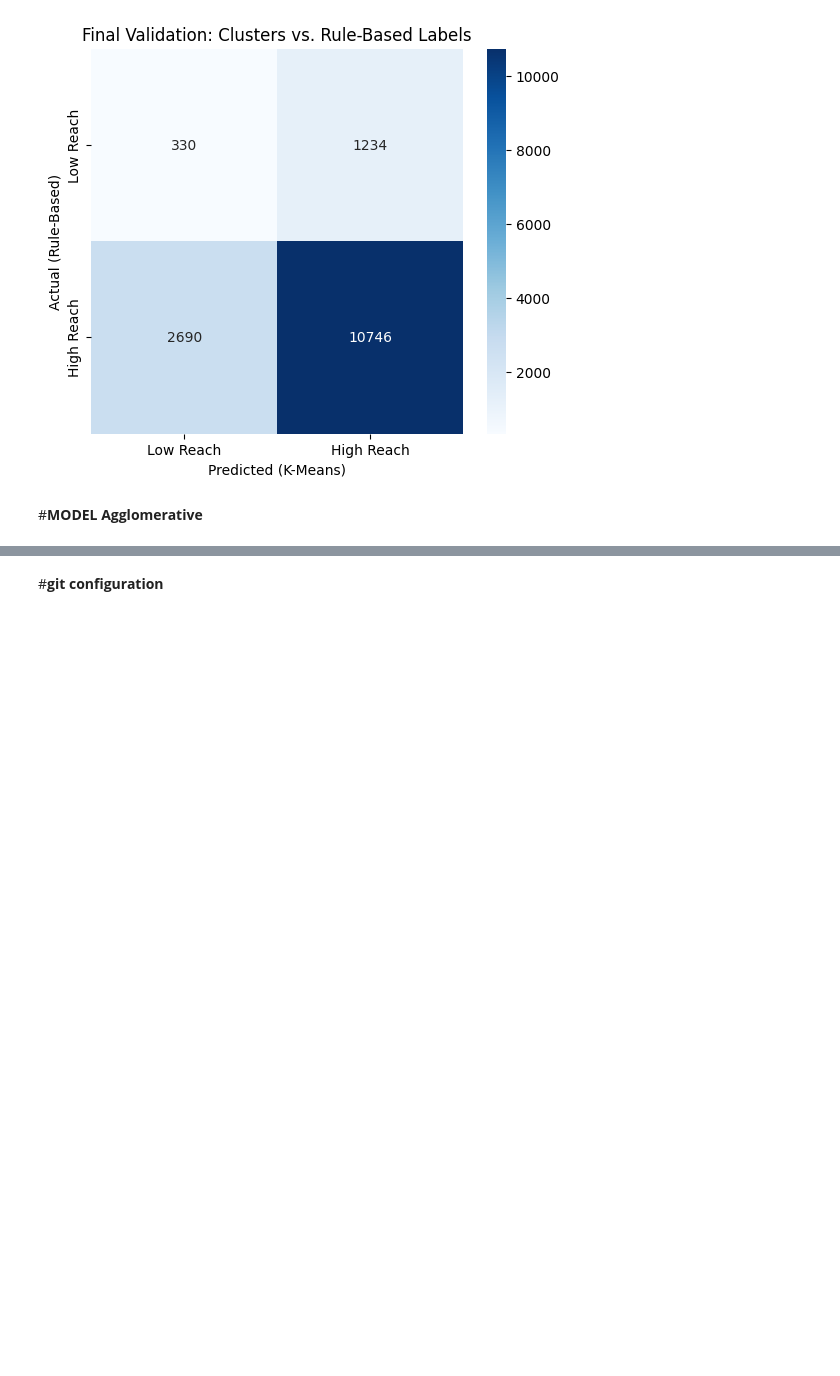
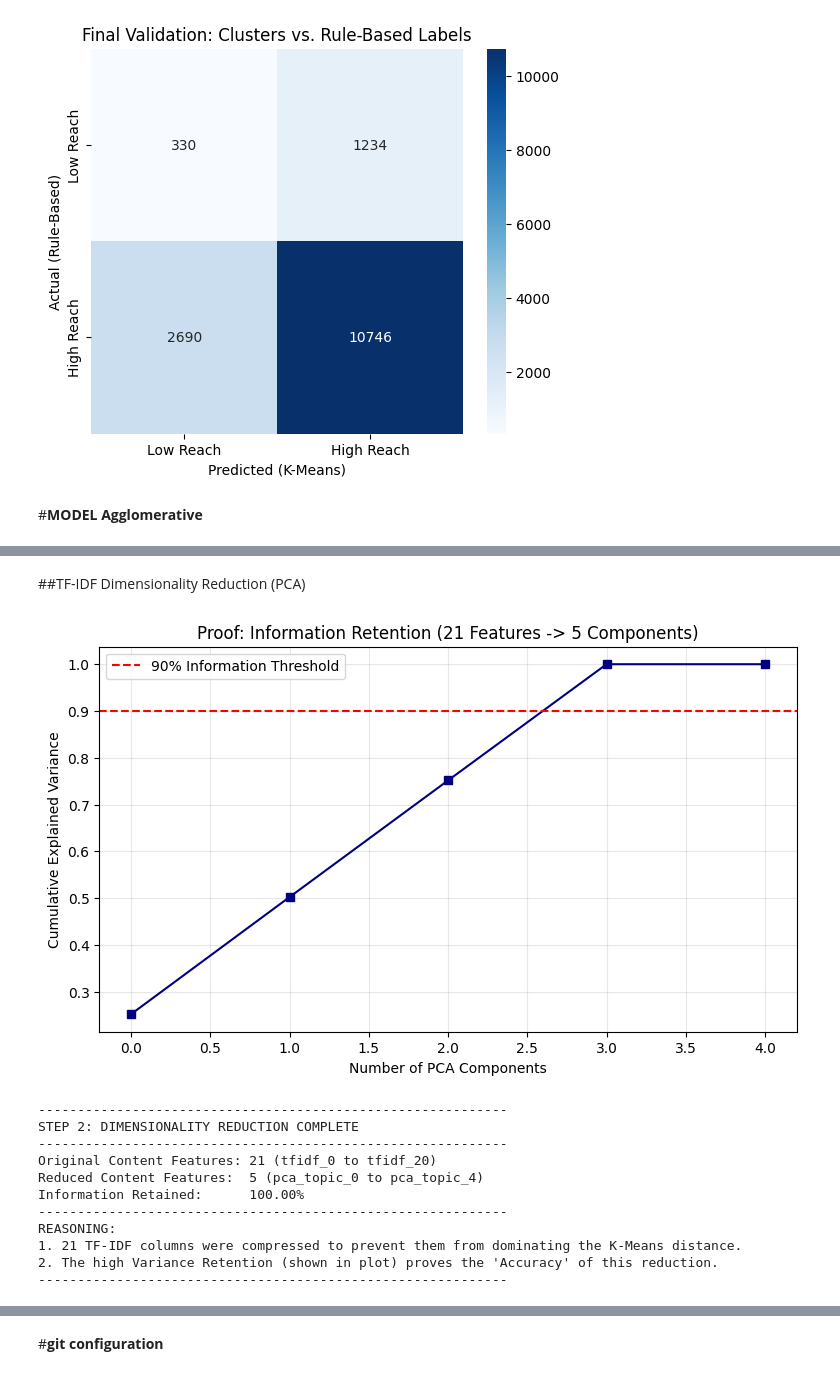
Before and after one commit to praveentecsl/High-Engagement-Content-Classification-model, a Jupyter notebook: SocialMedia_engagement.ipynb, the cells around one changed output, grey strips where cells are left out. Saved outputs shown, nothing was run; the diff lists cells and outputs as text; code cells hidden in the pictures; blank space fills up the shorter version.

```diff
--- a/SocialMedia_engagement.ipynb
+++ b/SocialMedia_engagement.ipynb
@@ -181,0 +222,62 @@ weighted avg       0.81      0.74      0.77     15000
+# %% [markdown]
+##TF-IDF Dimensionality Reduction (PCA)
+# %%
+from sklearn.decomposition import PCA
+import matplotlib.pyplot as plt
+import numpy as np
+
+# 1. Initialize PCA
+# We reduce 21 features into 5 components to balance the model
+n_pca_components = 5
+pca = PCA(n_components=n_pca_components)
+
+# 2. Fit and Transform only the TF-IDF features
+# Note: At this stage, we have not split the data yet,
+# but we are only processing the content-based columns.
+tfidf_pca_data = pca.fit_transform(X[tfidf_features])
+
+# 3. Create a DataFrame for the new PCA components
+pca_cols = [f'pca_topic_{i}' for i in range(n_pca_components)]
+X_pca = pd.DataFrame(tfidf_pca_data, columns=pca_cols, index=X.index)
+
+# 4. Merge PCA components with the 7 Behavioral features
+# This results in a final set of 12 features (7 Behavior + 5 PCA)
+X_final = pd.concat([X[behavioral_features], X_pca], axis=1)
+
+# 5. VISUAL PROOF: Cumulative Explained Variance
+plt.figure(figsize=(9, 5))
+plt.plot(np.cumsum(pca.explained_variance_ratio_), marker='s', color='navy', linestyle='-')
+plt.title("Proof: Information Retention (21 Features -> 5 Components)")
+plt.xlabel("Number of PCA Components")
+plt.ylabel("Cumulative Explained Variance")
+plt.grid(True, alpha=0.3)
+plt.axhline(y=0.90, color='r', linestyle='--', label='90% Information Threshold')
+plt.legend()
+plt.show()
+
+# 6. RESULT MESSAGE
+variance_pct = np.sum(pca.explained_variance_ratio_) * 100
+print("-" * 60)
+print("STEP 2: DIMENSIONALITY REDUCTION COMPLETE")
+print("-" * 60)
+print(f"Original Content Features: 21 (tfidf_0 to tfidf_20)")
+print(f"Reduced Content Features:  {n_pca_components} (pca_topic_0 to pca_topic_4)")
+print(f"Information Retained:      {variance_pct:.2f}%")
+print("-" * 60)
+print("REASONING:")
+print("1. 21 TF-IDF columns were compressed to prevent them from dominating the K-Means distance.")
+print("2. The high Variance Retention (shown in plot) proves the 'Accuracy' of this reduction.")
+print("-" * 60)
+# %% [output]
+[figure, added]
+------------------------------------------------------------
+STEP 2: DIMENSIONALITY REDUCTION COMPLETE
+------------------------------------------------------------
+Original Content Features: 21 (tfidf_0 to tfidf_20)
+Reduced Content Features:  5 (pca_topic_0 to pca_topic_4)
+Information Retained:      100.00%
+------------------------------------------------------------
+REASONING:
+1. 21 TF-IDF columns were compressed to prevent them from dominating the K-Means distance.
+2. The high Variance Retention (shown in plot) proves the 'Accuracy' of this reduction.
+------------------------------------------------------------
```
Also changed, not shown: parts of 21 cells of this notebook.
